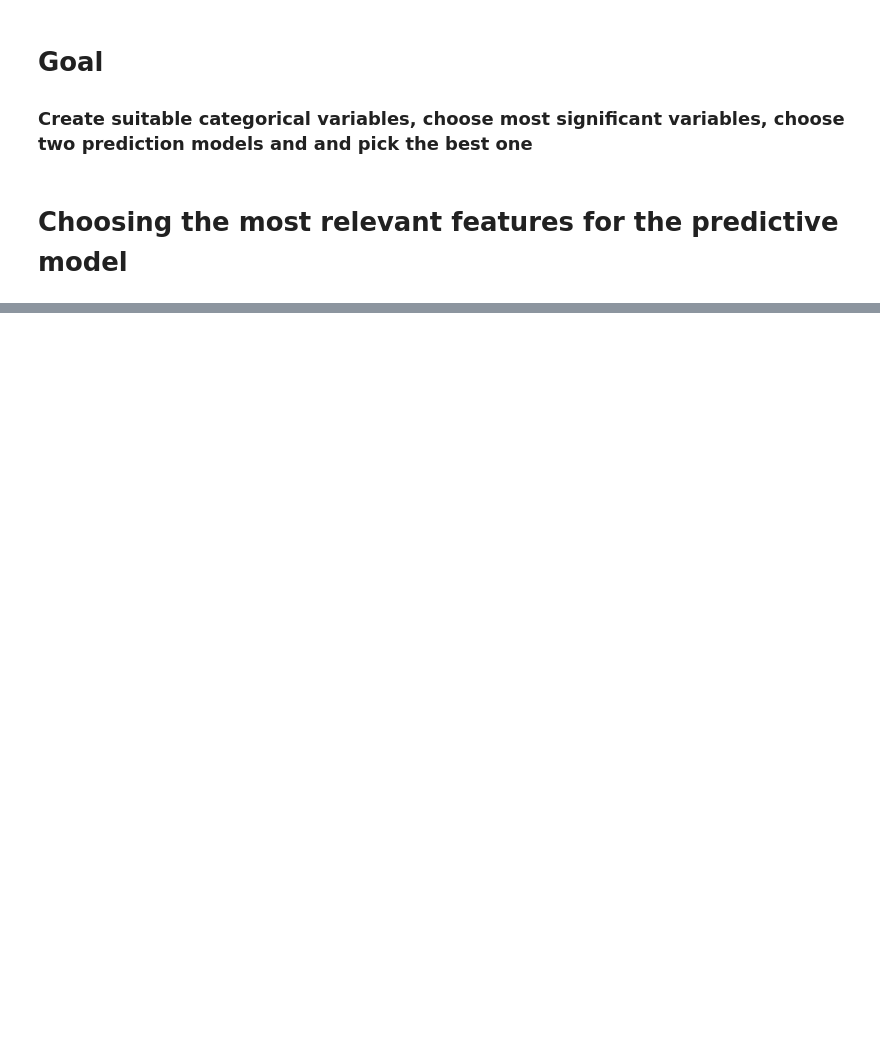
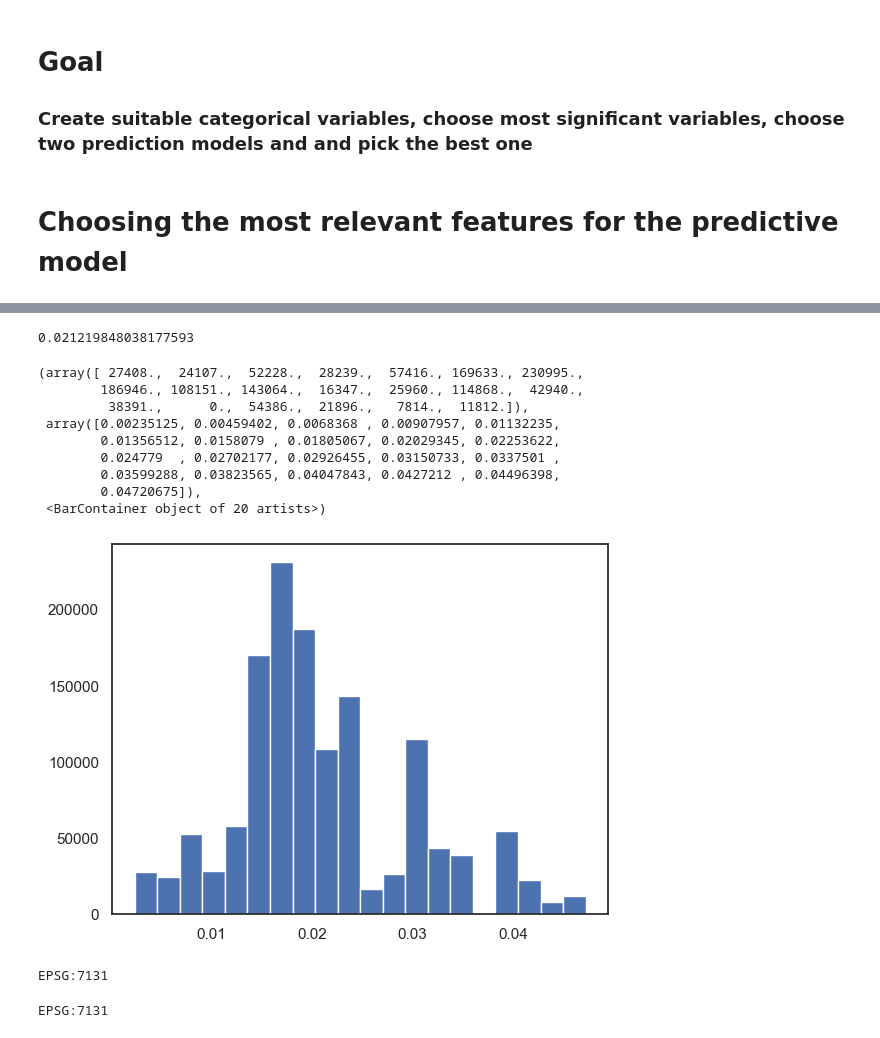
Before and after one commit to darebakdavca/Team_Project_DSML, a Jupyter notebook: Notebooks/4_Predictive_analysis.ipynb, the cells around one changed output, grey strips where cells are left out. Cells and saved outputs as stored; diff of their text form; code cells hidden in the pictures; blank space fills up the shorter version.

Commit message:
trying to make the geometry work

```diff
--- a/Notebooks/4_Predictive_analysis.ipynb
+++ b/Notebooks/4_Predictive_analysis.ipynb
@@ -26,0 +224,4 @@ baywheels_df
+# %%
+# we use the coordinates of the Tahoe Convoy bus station as a placeholder of the coordinates for the King street station
+central_station = pois_df_geo[pois_df_geo['name'] == 'Tahoe Convoy']
+central_station
@@ -26,0 +237,2 @@ baywheels_df
+# %%
+central_station.geometry = central_station.geometry.reindex(san_fran_df_geo.geometry.index)
@@ -26,0 +245,3 @@ baywheels_df
+# %%
+san_fran_df_geo['distance_central_station'] = san_fran_df_geo.geometry.distance(central_station.geometry)
+san_fran_df_geo
@@ -26,0 +262,29 @@ baywheels_df
+# %%
+from shapely.geometry import Point
+central_station_point = central_station.geometry.iloc[0]
+distance = san_fran_df_geo['start_station_id'].apply(lambda x: san_fran_df_geo.geometry.loc[x].distance(central_station_point))
+# %%
+distance.mean()
+# %% [output]
+0.021219848038177593
+# %%
+plt.hist(distance, bins=20)
+# %% [output]
+(array([ 27408.,  24107.,  52228.,  28239.,  57416., 169633., 230995.,
+        186946., 108151., 143064.,  16347.,  25960., 114868.,  42940.,
+         38391.,      0.,  54386.,  21896.,   7814.,  11812.]),
+ array([0.00235125, 0.00459402, 0.0068368 , 0.00907957, 0.01132235,
+        0.01356512, 0.0158079 , 0.01805067, 0.02029345, 0.02253622,
+        0.024779  , 0.02702177, 0.02926455, 0.03150733, 0.0337501 ,
+        0.03599288, 0.03823565, 0.04047843, 0.0427212 , 0.04496398,
+        0.04720675]),
+ <BarContainer object of 20 artists>)
+[figure, added]
+# %%
+print(san_fran_df_geo.crs)
+# %% [output]
+EPSG:7131
+# %%
+print(pois_df_geo.crs)
+# %% [output]
+EPSG:7131
```
Also changed, not shown: parts of 26 cells of this notebook.
